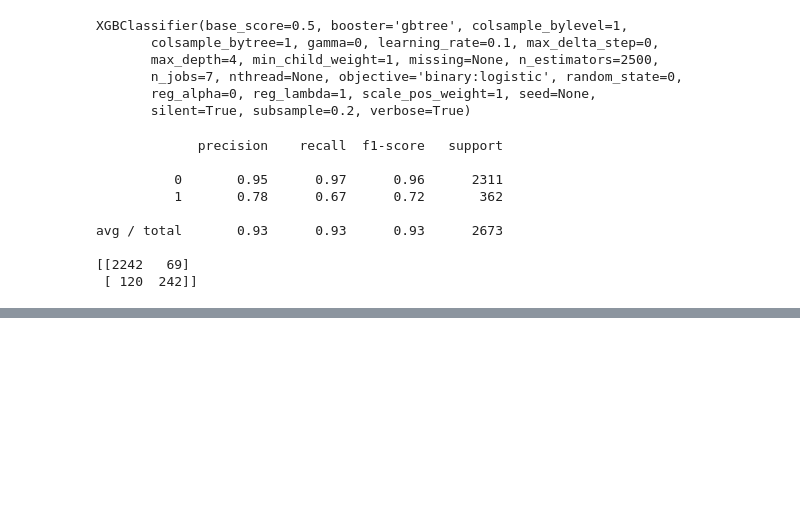
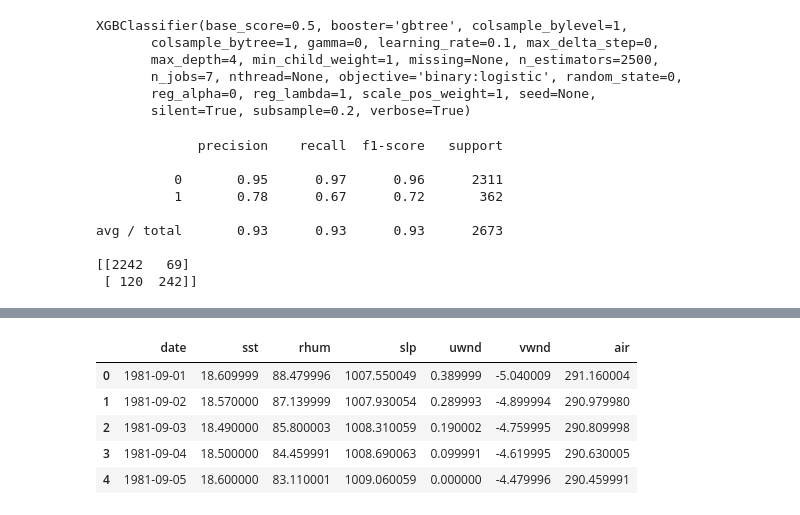
Before and after one commit to hscannell/MHW-tableau, a Jupyter notebook: code/classifier/SST Classifier.ipynb, the cells around one changed output, grey strips where cells are left out. Saved outputs shown, nothing was run; the diff lists cells and outputs as text; code cells hidden in the pictures; blank space fills up the shorter version.

```diff
--- a/code/classifier/SST Classifier.ipynb
+++ b/code/classifier/SST Classifier.ipynb
@@ -359,0 +337,26 @@ result.to_csv('output_NN.csv')
+# %%
+def load_data(x):
+    fp = 'C:/Users/natha/Desktop/MHWpredict-master/data/' # <- change this to your path
+    if x != 'air':
+        data = Dataset(fp+x+'_'+'30n121w.nc') # reading the netCDF file and creating a dataset
+    else:
+         data = Dataset(fp+'airt'+'_'+'30n121w.nc') # correct for the fact that the file is called airt but the var is air
+
+    # pull out selected variable
+    value = np.squeeze(data.variables[x][:])
+
+    # Time (days since)
+    f_time = data.variables['time'][:] # time is given in days since 1800-01-01 00:00:00
+    if x == 'sst':
+        ref = datetime.date(1800, 1, 1).toordinal()
+    else:
+        ref = datetime.date(1, 1, 1).toordinal()
+    time = ref+f_time # adjust time as days since 0000-01-01 00:00:00
+
+    # Dates (yyyy-mm-dd)
+    dates = [date.fromordinal(tt.astype(int)) for tt in time]
+    dates = np.array(dates)
+
+    # Create a python series
+    data = pd.DataFrame({'date':dates,str(x):value})
+    return data
@@ -359,0 +370,14 @@ result.to_csv('output_NN.csv')
+# %%
+value_df = sst.merge(rhum, on='date')
+value_df = value_df.merge(slp, on='date')
+value_df = value_df.merge(uwnd, on='date')
+value_df = value_df.merge(vwnd, on='date')
+value_df = value_df.merge(airt, on='date')
+value_df.head()
+# %% [output]
+|  | date | sst | rhum | slp | uwnd | vwnd | air |
+| 0 | 1981-09-01 | 18.609999 | 88.479996 | 1007.550049 | 0.389999 | -5.040009 | 291.160004 |
+| 1 | 1981-09-02 | 18.570000 | 87.139999 | 1007.930054 | 0.289993 | -4.899994 | 290.979980 |
+| 2 | 1981-09-03 | 18.490000 | 85.800003 | 1008.310059 | 0.190002 | -4.759995 | 290.809998 |
+| 3 | 1981-09-04 | 18.500000 | 84.459991 | 1008.690063 | 0.099991 | -4.619995 | 290.630005 |
+| 4 | 1981-09-05 | 18.600000 | 83.110001 | 1009.060059 | 0.000000 | -4.479996 | 290.459991 |
```
Also changed, not shown: parts of 18 cells of this notebook.
